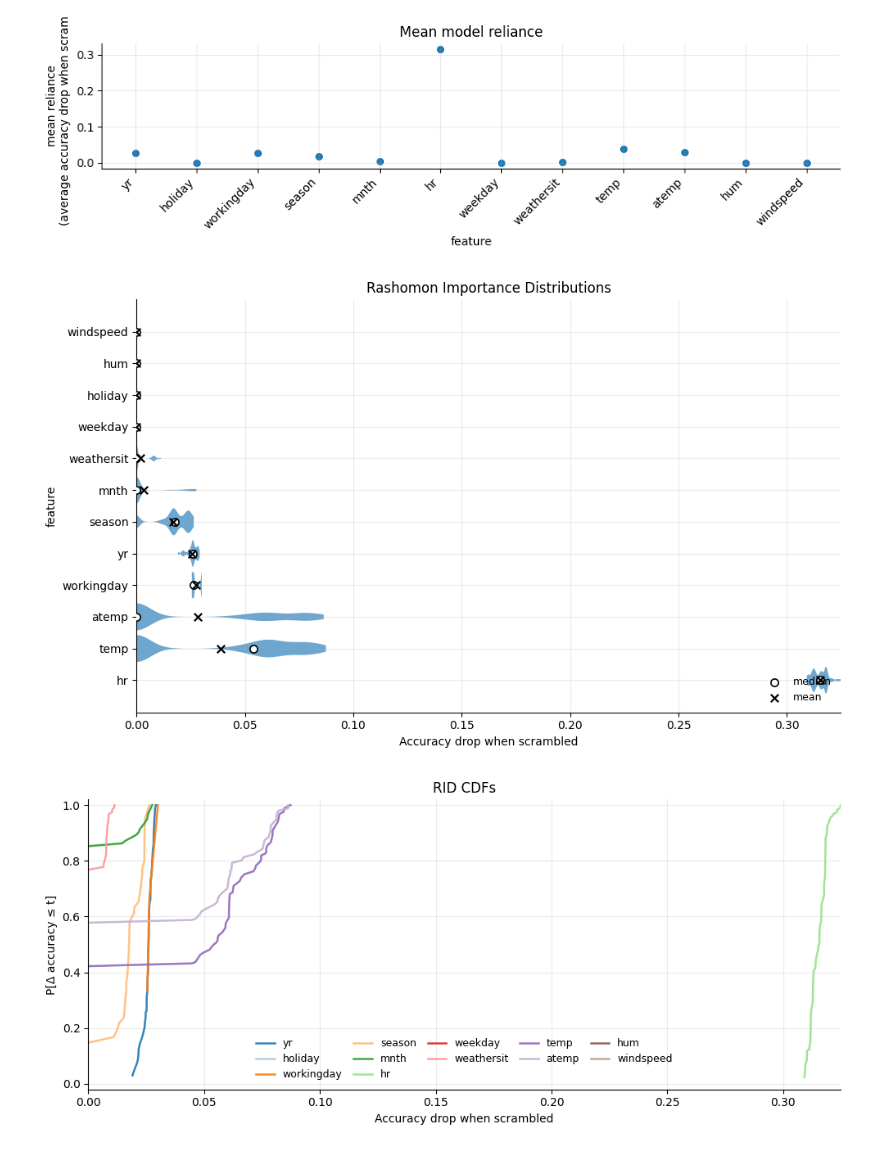
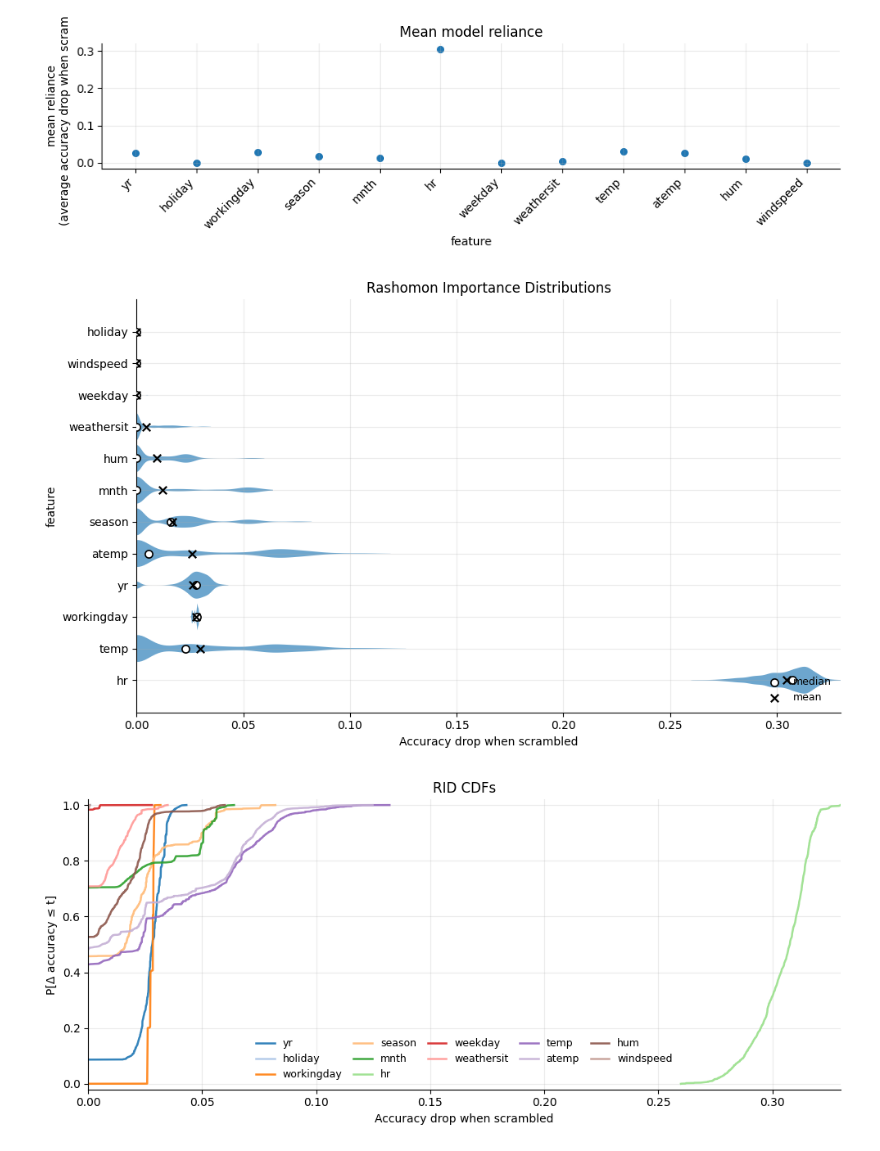
Before and after one commit to zakk-h/ArborEnum, a Jupyter notebook: examples/example_rid.ipynb, the cells around one changed output. Cells and saved outputs as stored; diff of their text form; code cells hidden in the pictures.

Commit message:
No scramble parameter

```diff
--- a/examples/example_rid.ipynb
+++ b/examples/example_rid.ipynb
@@ -26,10 +26,9 @@ rid_result = model.compute_rid(
     proxy_mode="hybrid",
     lambda_reg=0.005,
     depth_budget=5,
-    rashomon_mult=0.01,
+    rashomon_mult=0.03,
     lookahead_k=1,
-    n_boot=3,
-    n_scramble_evals=5,
+    n_boot=5,
 )
 
 elapsed = time.perf_counter() - start
@@ -78,3 +75,3 @@ elapsed seconds: 26.25
 [figure]
-[figure, old version]
+[figure, new version]
-[figure, old version]
+[figure, new version]
```
Also changed, not shown: parts of 1 cell of this notebook, 1 other file.
